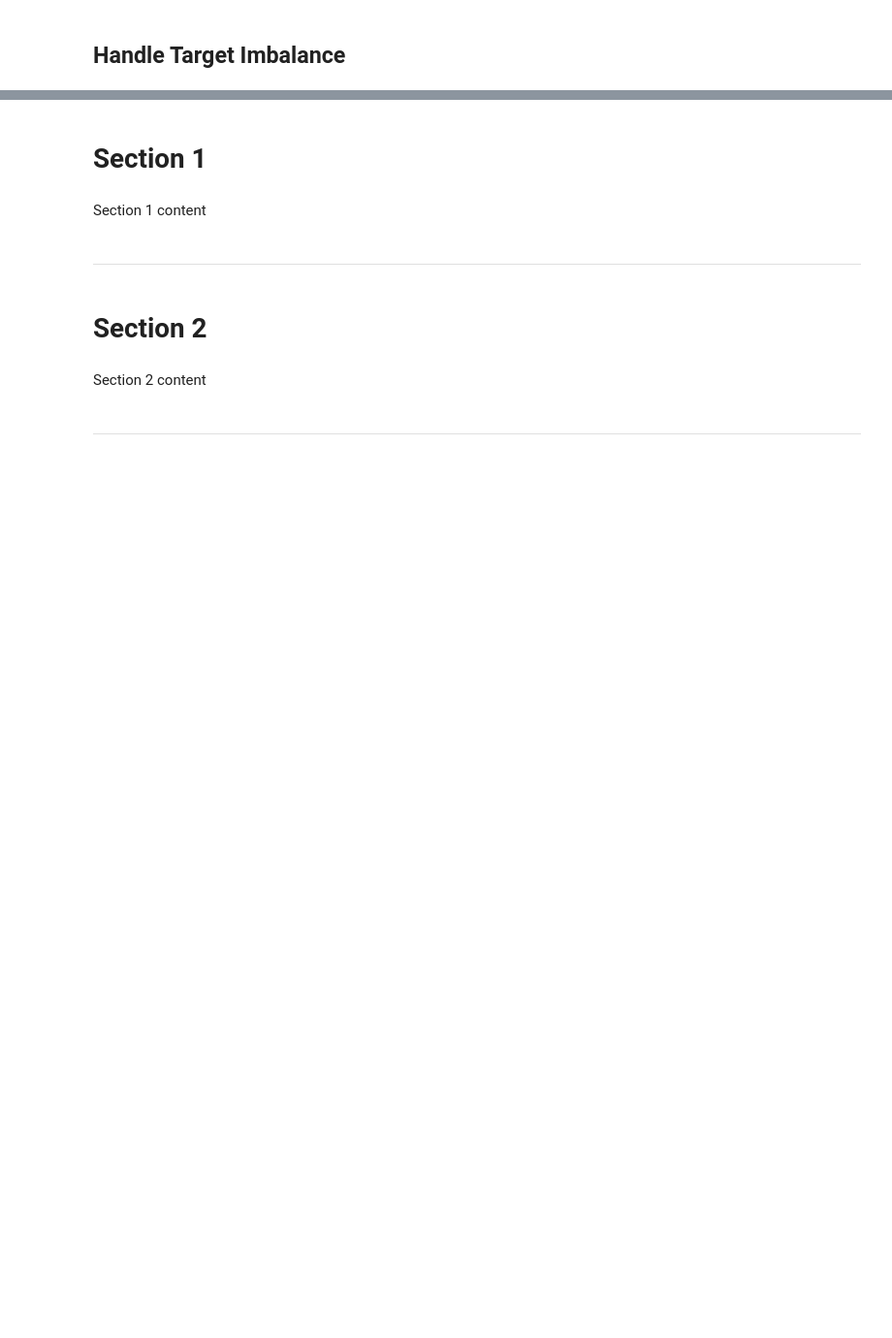
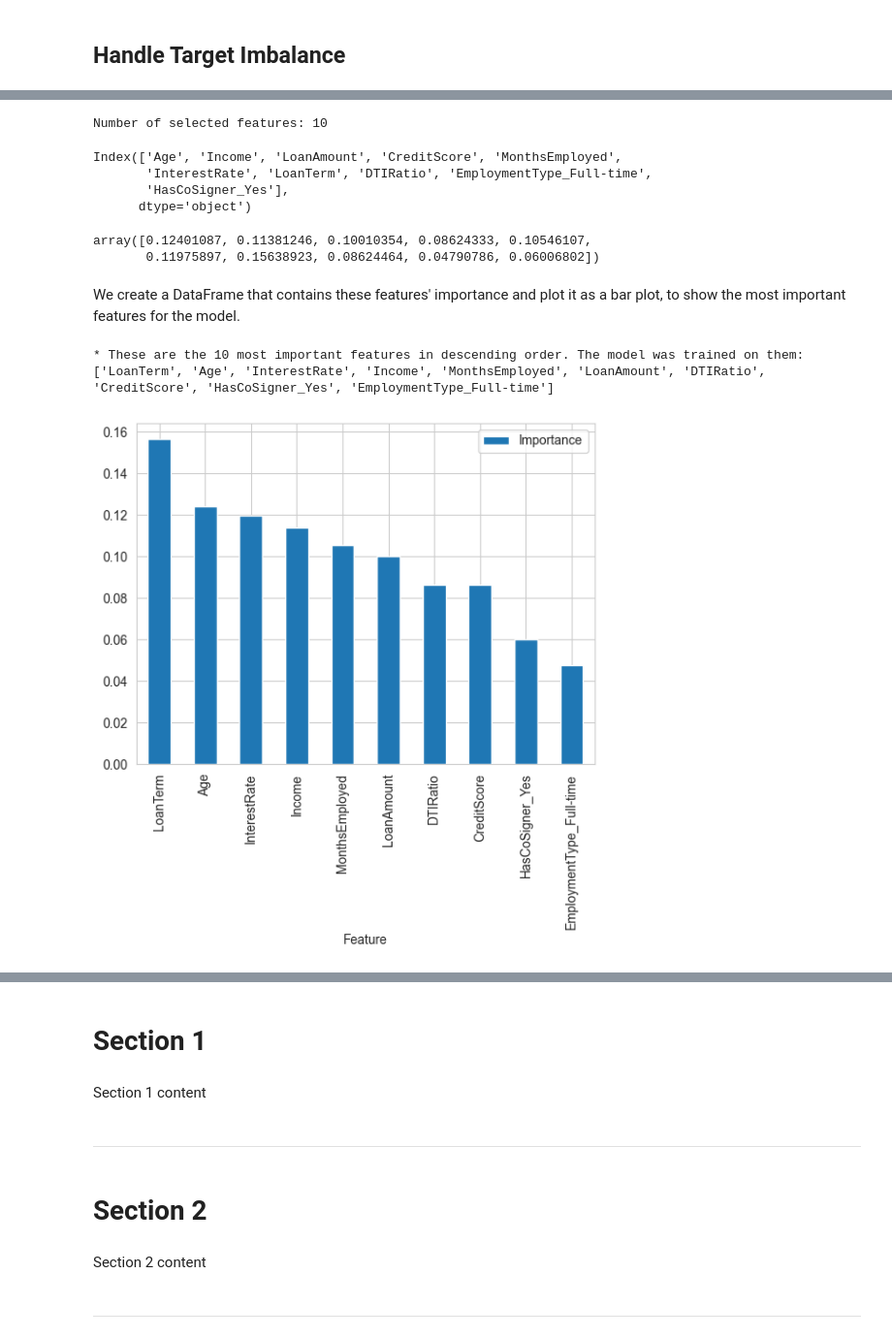
Before and after one commit to kathrinmzl/LoanGuard, a Jupyter notebook: jupyter_notebooks/06_Model_PredictDefault.ipynb, the cells around one changed output, grey strips where cells are left out. Shown: that part at 97% size. Drawn from its saved outputs; the diff is of its cells as text; code cells hidden in the pictures; blank space fills up the shorter version.

```diff
--- a/jupyter_notebooks/06_Model_PredictDefault.ipynb
+++ b/jupyter_notebooks/06_Model_PredictDefault.ipynb
@@ -357,0 +494,6 @@ plt.show()
+# %%
+from sklearn.metrics import recall_score, make_scorer
+search = HyperparameterOptimizationSearch(models=models_search, params=params_search)
+search.fit(X_train, y_train,
+           scoring =  make_scorer(recall_score, pos_label=1),
+           n_jobs=-1, cv=5)
@@ -357,0 +506,3 @@ plt.show()
+# %%
+grid_search_summary, grid_search_pipelines = search.score_summary(sort_by='mean_score')
+grid_search_summary.head()
@@ -357,0 +518,3 @@ plt.show()
+# %%
+best_model = grid_search_summary.iloc[0,0]
+best_model
@@ -357,0 +538,3 @@ plt.show()
+# %%
+pipeline_clf = grid_search_pipelines[best_model].best_estimator_
+pipeline_clf
@@ -357,0 +565,38 @@ plt.show()
+# %%
+selected_features = X_train.columns[pipeline_clf['feat_selection'].get_support()]
+print(f"Number of selected features: {len(selected_features)}")
+selected_features
+# %% [output]
+Number of selected features: 10
+Index(['Age', 'Income', 'LoanAmount', 'CreditScore', 'MonthsEmployed',
+       'InterestRate', 'LoanTerm', 'DTIRatio', 'EmploymentType_Full-time',
+       'HasCoSigner_Yes'],
+      dtype='object')
+# %%
+pipeline_clf['model'].feature_importances_
+# %% [output]
+array([0.12401087, 0.11381246, 0.10010354, 0.08624333, 0.10546107,
+       0.11975897, 0.15638923, 0.08624464, 0.04790786, 0.06006802])
+# %% [markdown]
+We create a DataFrame that contains these features' importance and plot it as a bar plot, to show the most important features for the model.
+# %%
+# create DataFrame to display feature importance
+df_feature_importance = (pd.DataFrame(data={
+    'Feature': X_train.columns[pipeline_clf['feat_selection'].get_support()],
+    'Importance': pipeline_clf['model'].feature_importances_})
+    .sort_values(by='Importance', ascending=False)
+)
+
+# re-assign best_features order
+best_features = df_feature_importance['Feature'].to_list()
+
+# Most important features statement and plot
+print(f"* These are the {len(best_features)} most important features in descending order. "
+      f"The model was trained on them: \n{df_feature_importance['Feature'].to_list()}")
+
+df_feature_importance.plot(kind='bar', x='Feature', y='Importance')
+plt.show()
+# %% [output]
+* These are the 10 most important features in descending order. The model was trained on them:
+['LoanTerm', 'Age', 'InterestRate', 'Income', 'MonthsEmployed', 'LoanAmount', 'DTIRatio', 'CreditScore', 'HasCoSigner_Yes', 'EmploymentType_Full-time']
+[figure, added]
```
Also changed, not shown: parts of 60 cells of this notebook.
